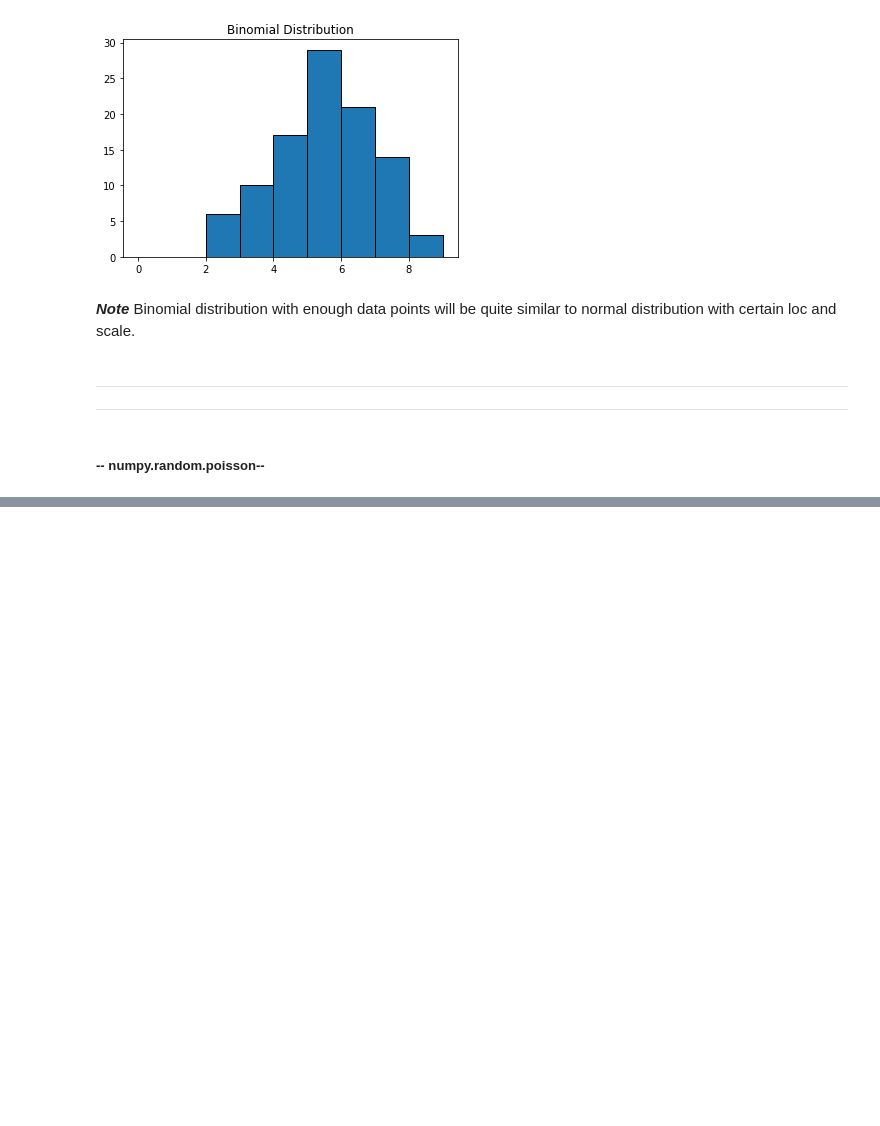
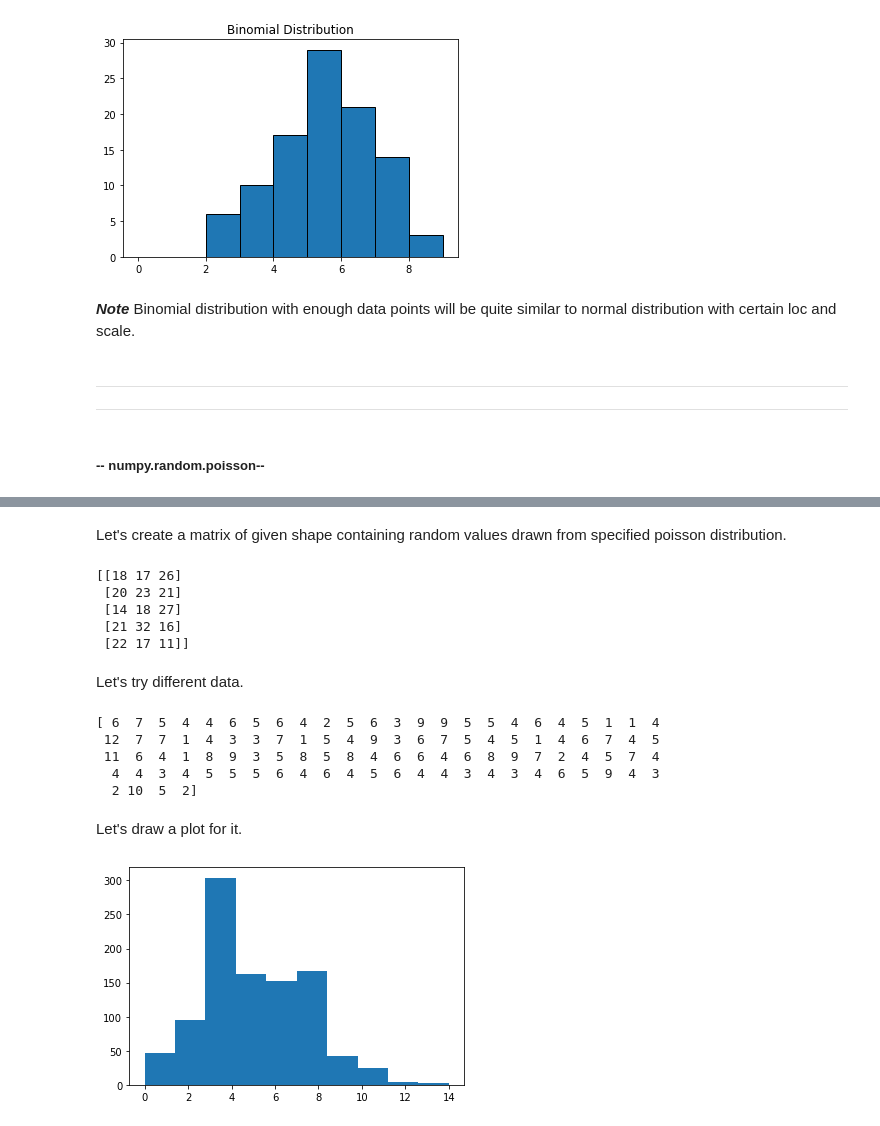
Before and after one commit to DracoNibilis/Numpy.random_Overview, a Jupyter notebook: numpy_random.ipynb, the cells around one changed output, grey strips where cells are left out. Cells and saved outputs as stored; diff of their text form; code cells hidden in the pictures; blank space fills up the shorter version.

Commit message:
poisson 2.0

```diff
--- a/numpy_random.ipynb
+++ b/numpy_random.ipynb
@@ -589,0 +600,34 @@ parameters:
+# %% [markdown]
+Let's create a matrix of given shape containing random values drawn from specified poisson distribution.
+# %%
+# poisson with more data
+pos_matrix = np.random.poisson(20, (5,3))
+print(pos_matrix)
+# %% [output]
+[[18 17 26]
+ [20 23 21]
+ [14 18 27]
+ [21 32 16]
+ [22 17 11]]
+# %% [markdown]
+Let's try different data.
+# %%
+# poisson function with lambda 5 and size of 100
+pos1 = np.random.poisson(5, 100)
+print(pos1)
+# %% [output]
+[ 6  7  5  4  4  6  5  6  4  2  5  6  3  9  9  5  5  4  6  4  5  1  1  4
+ 12  7  7  1  4  3  3  7  1  5  4  9  3  6  7  5  4  5  1  4  6  7  4  5
+ 11  6  4  1  8  9  3  5  8  5  8  4  6  6  4  6  8  9  7  2  4  5  7  4
+  4  4  3  4  5  5  5  6  4  6  4  5  6  4  4  3  4  3  4  6  5  9  4  3
+  2 10  5  2]
+# %% [markdown]
+Let's draw a plot for it.
+# %%
+# plot for above code
+# defining bins for histogram plot
+b = np.arange(0,30,1)
+plt.hist(pos1)
+plt.show()
+# %% [output]
+[figure, added]
```
Also changed, not shown: parts of 30 cells of this notebook.
